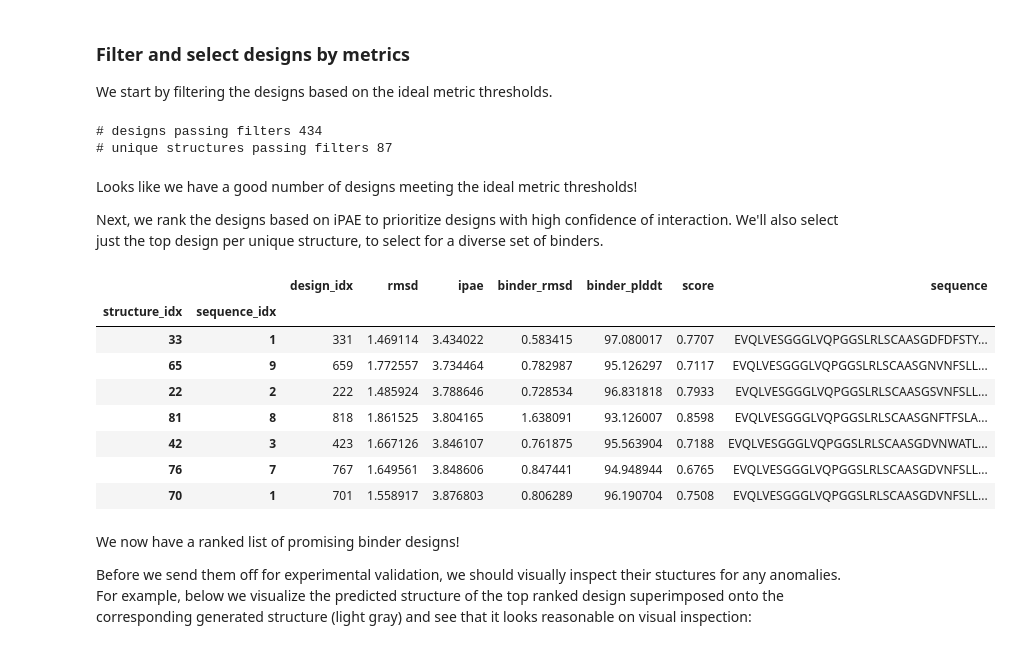
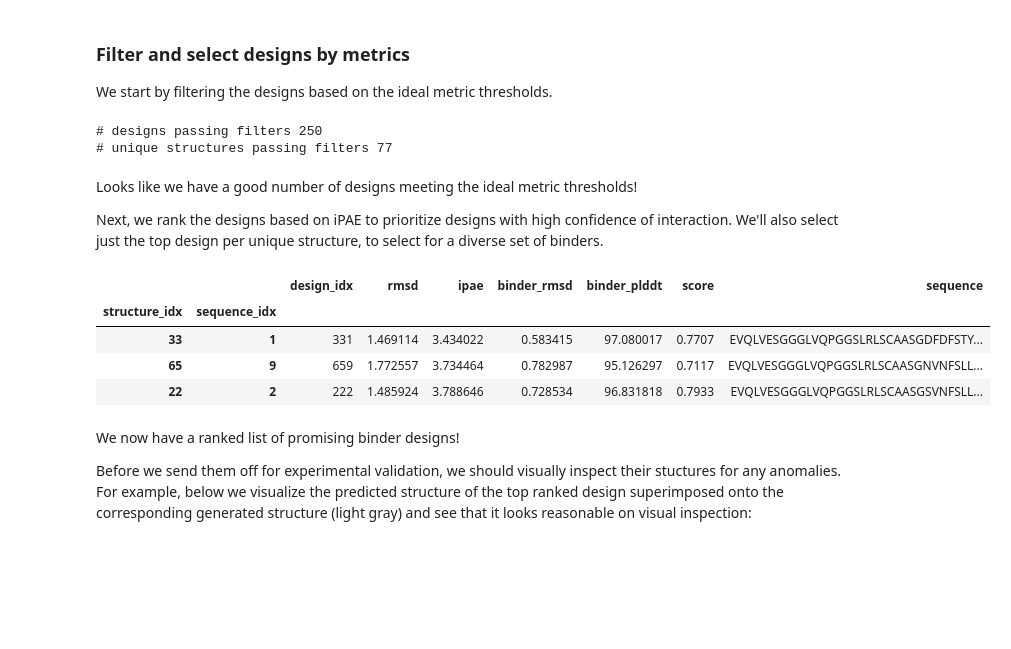
Before and after one commit to OpenProteinAI/openprotein-docs, a Jupyter notebook: source/walkthroughs/Nanobody_binder_design_with_BoltzGen.ipynb, the cells around one changed output. Cells and saved outputs as stored; diff of their text form; code cells hidden in the pictures; blank space fills up the shorter version.

Commit message:
third pass on revising; adjust filtering thresholds to more standard values

```diff
--- a/source/walkthroughs/Nanobody_binder_design_with_BoltzGen.ipynb
+++ b/source/walkthroughs/Nanobody_binder_design_with_BoltzGen.ipynb
@@ -384,8 +386,6 @@ for generated_structure in tqdm(
     gen_job = session.models.proteinmpnn.generate(
         query=protein_for_inverse_folding,
         num_samples=N_SEQS_PER_STRUCTURE,
-        # use a low temperature for higher quality samples at the cost of lower diversity
-        temperature=0.1,
         seed=42,  # for reproducibility
     )
     gen_jobs.append(gen_job)
@@ -576,9 +576,9 @@ df.head()
 We start by filtering the designs based on the ideal metric thresholds.
 # %%
 df_filtered = df[
-    (df["rmsd"] < 3.0)
+    (df["rmsd"] < 2.5)
     & (df["ipae"] < 10)
-    & (df["binder_rmsd"] < 2.0)
+    & (df["binder_rmsd"] < 1.0)
     & (df["binder_plddt"] > 80)
 ]
 print("# designs passing filters", len(df_filtered))
@@ -587,8 +587,8 @@ print(
     df_filtered.index.get_level_values("structure_idx").nunique(),
 )
 # %% [output]
-# designs passing filters 434
-# unique structures passing filters 87
+# designs passing filters 250
+# unique structures passing filters 77
 # %% [markdown]
 Looks like we have a good number of designs meeting the ideal metric thresholds!
 
@@ -598,23 +598,19 @@ a diverse set of binders.
 # %%
 df_selected = (
     # rank by ipae
     df_filtered.reset_index().sort_values(by="ipae")
     # select best sequence per structure
     .groupby("structure_idx", sort=False).first()
     # set dataframe index
     .reset_index().set_index(["structure_idx", "sequence_idx"])
 )
-df_selected.head(7)
+df_selected.head(3)
 # %% [output]
 |  |  | design_idx | rmsd | ipae | binder_rmsd | binder_plddt | score | sequence |
 | structure_idx | sequence_idx |  |  |  |  |  |  |  |
 | 33 | 1 | 331 | 1.469114 | 3.434022 | 0.583415 | 97.080017 | 0.7707 | EVQLVESGGGLVQPGGSLRLSCAASGDFDFSTY... |
 | 65 | 9 | 659 | 1.772557 | 3.734464 | 0.782987 | 95.126297 | 0.7117 | EVQLVESGGGLVQPGGSLRLSCAASGNVNFSLL... |
 | 22 | 2 | 222 | 1.485924 | 3.788646 | 0.728534 | 96.831818 | 0.7933 | EVQLVESGGGLVQPGGSLRLSCAASGSVNFSLL... |
-| 81 | 8 | 818 | 1.861525 | 3.804165 | 1.638091 | 93.126007 | 0.8598 | EVQLVESGGGLVQPGGSLRLSCAASGNFTFSLA... |
-| 42 | 3 | 423 | 1.667126 | 3.846107 | 0.761875 | 95.563904 | 0.7188 | EVQLVESGGGLVQPGGSLRLSCAASGDVNWATL... |
-| 76 | 7 | 767 | 1.649561 | 3.848606 | 0.847441 | 94.948944 | 0.6765 | EVQLVESGGGLVQPGGSLRLSCAASGDVNFSLL... |
-| 70 | 1 | 701 | 1.558917 | 3.876803 | 0.806289 | 96.190704 | 0.7508 | EVQLVESGGGLVQPGGSLRLSCAASGDVNFSLL... |
 # %% [markdown]
 We now have a ranked list of promising binder designs!
 
```
Also changed, not shown: parts of 5 cells of this notebook.
